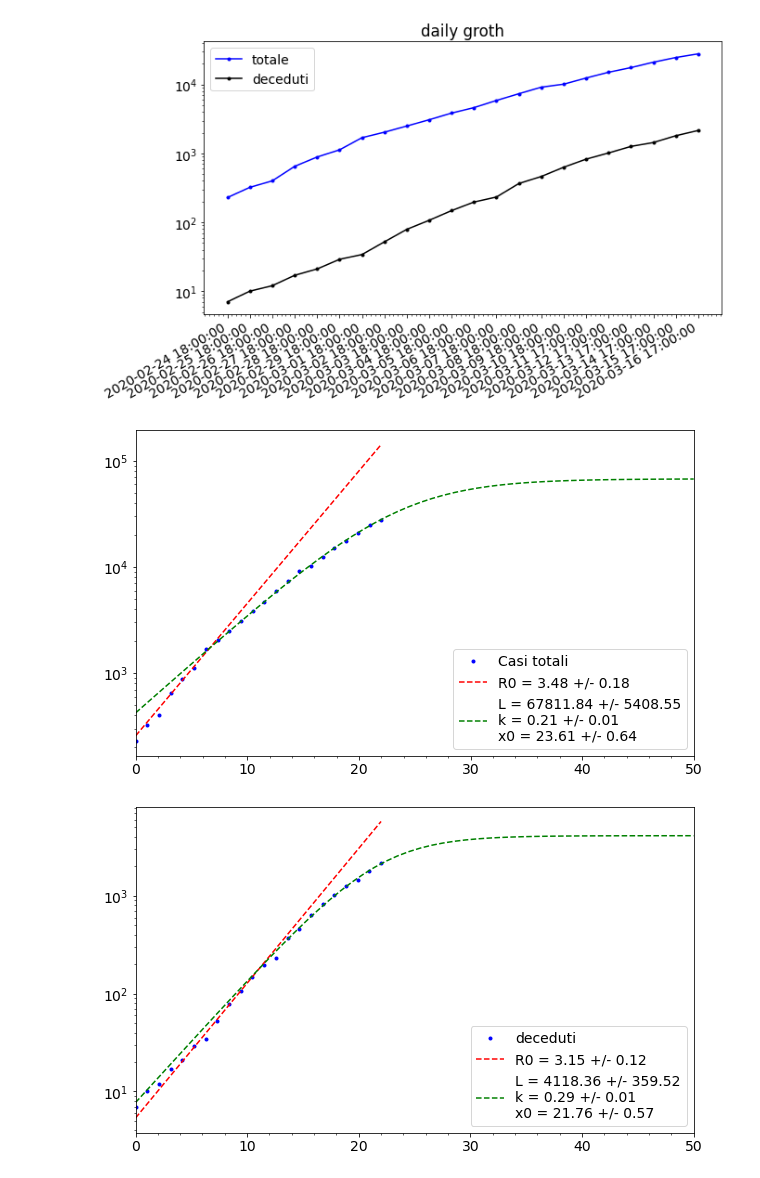
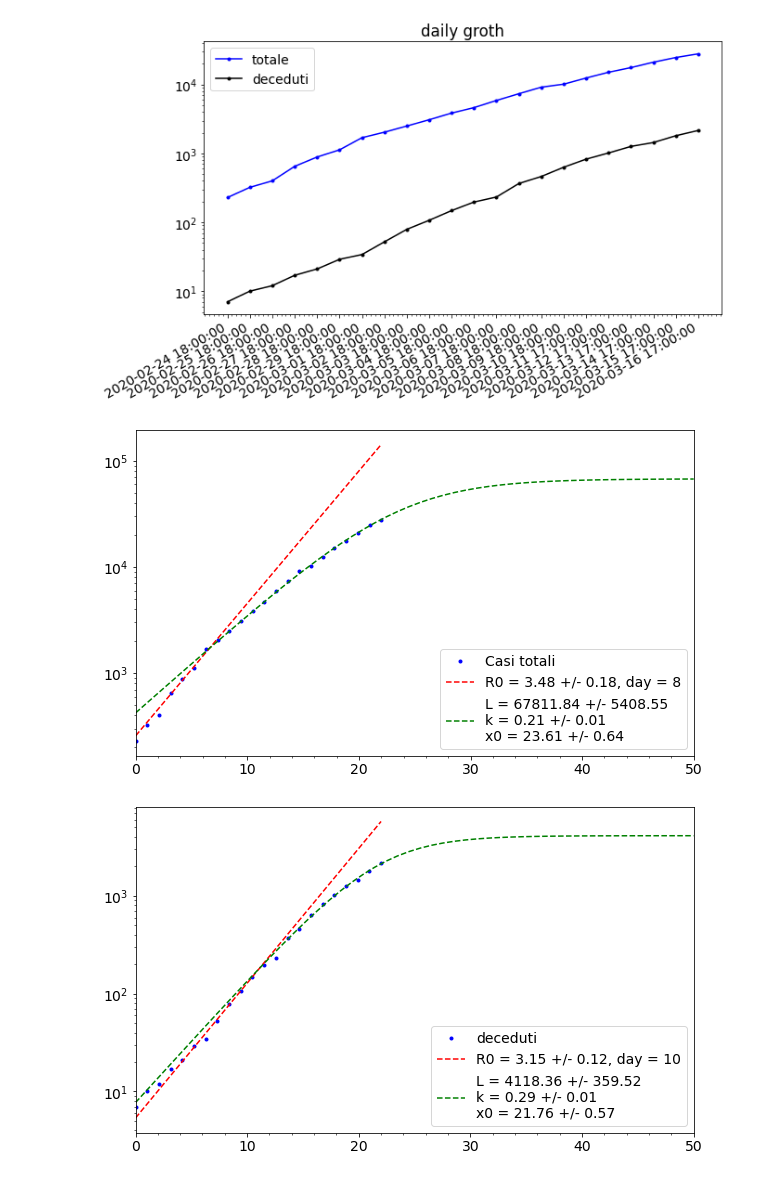
Before and after one commit to lorenzopaolucci/studenti, a Jupyter notebook: covid19.ipynb, the cells around one changed output. Cells and saved outputs as stored; diff of their text form; code cells hidden in the pictures.

```diff
--- a/covid19.ipynb
+++ b/covid19.ipynb
@@ -52,16 +52,17 @@ popt,pcov = curve_fit(Exp,x[x<max_exp_fit], df['totale_casi'][x<max_exp_fit], p0
 perr = np.sqrt(np.diag(pcov))
 fig, ax = plt.subplots(figsize=(10,6))
 ax.plot(x, df['totale_casi'], 'b.', label='Casi totali')
-ax.plot(x, Exp(x, *popt), 'r--', label='R0 = {0:.2f} +/- {1:.2f}'.format(popt[1], perr[1]))
+ax.plot(x, Exp(x, *popt), 'r--', label='R0 = {0:.2f} +/- {1:.2f}, day = {2:d}'.format(popt[1], perr[1], max_exp_fit))
 popt,pcov = curve_fit(Logistic,x, df['totale_casi'], p0=[4000.,4., 10.])
 perr = np.sqrt(np.diag(pcov))
 x=np.linspace(0,50,50)
 ax.plot(x, Logistic(x, *popt), 'g--', label='L = {0:.2f} +/- {1:.2f}\nk = {2:.2f} +/- {3:.2f} \
 \nx0 = {4:.2f} +/- {5:.2f}'.format(popt[0], perr[0], popt[1], perr[1], popt[2], perr[2]))
 ax.set_xlim(0,50)
+#ax.set_ylim(1,1e5)
 ax.set_yscale('log')
 ax.legend(loc=4)
 plt.minorticks_on()
 plt.show()
 # %% [output]
-[figure, old version]
+[figure, new version]
@@ -70,21 +69,21 @@ plt.plot(x, Logistic(x, []))
 # %%
 x = np.linspace(0, len(df['data']), len(df['data']))
 
 max_exp_fit = 10
 popt,pcov = curve_fit(Exp,x[x<max_exp_fit], df['deceduti'][x<max_exp_fit], p0=[1,2])
 perr = np.sqrt(np.diag(pcov))
 fig, ax = plt.subplots(figsize=(10,6))
 ax.plot(x, df['deceduti'], 'b.', label='deceduti')
-ax.plot(x, Exp(x, *popt), 'r--', label='R0 = {0:.2f} +/- {1:.2f}'.format(popt[1], perr[1]))
+ax.plot(x, Exp(x, *popt), 'r--', label='R0 = {0:.2f} +/- {1:.2f}, day = {2:d}'.format(popt[1], perr[1], max_exp_fit))
 popt,pcov = curve_fit(Logistic,x, df['deceduti'], p0=[4000.,4., 10.])
 perr = np.sqrt(np.diag(pcov))
 x=np.linspace(0,50,50)
 ax.plot(x, Logistic(x, *popt), 'g--', label='L = {0:.2f} +/- {1:.2f}\nk = {2:.2f} +/- {3:.2f} \
 \nx0 = {4:.2f} +/- {5:.2f}'.format(popt[0], perr[0], popt[1], perr[1], popt[2], perr[2]))
 ax.set_yscale('log')
 ax.set_xlim(0,50)
 ax.legend(loc=4)
 plt.minorticks_on()
 plt.show()
 # %% [output]
-[figure, old version]
+[figure, new version]
```
Also changed, not shown: parts of 1 cell of this notebook.
